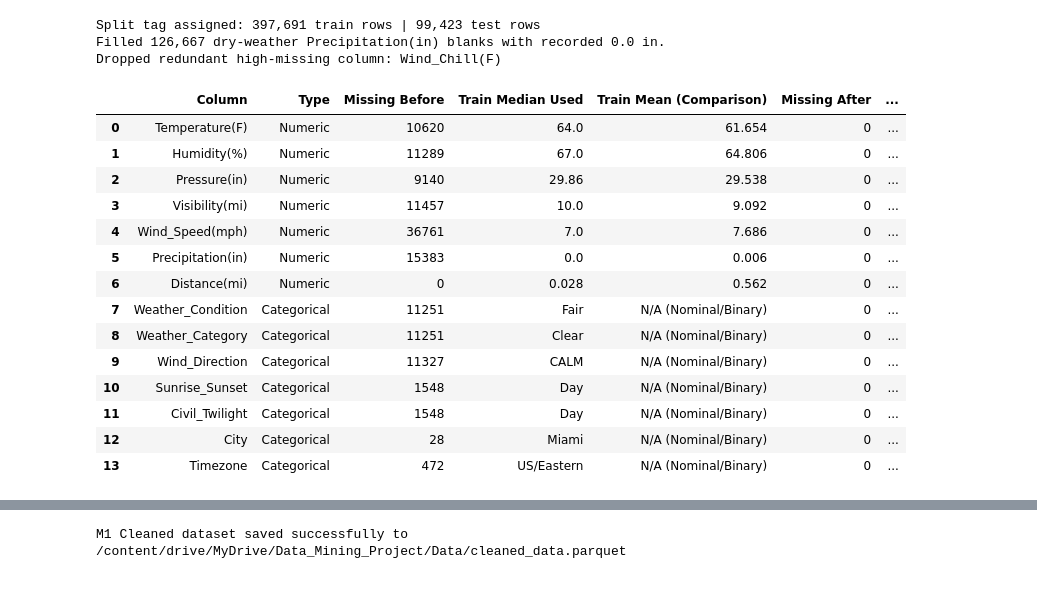
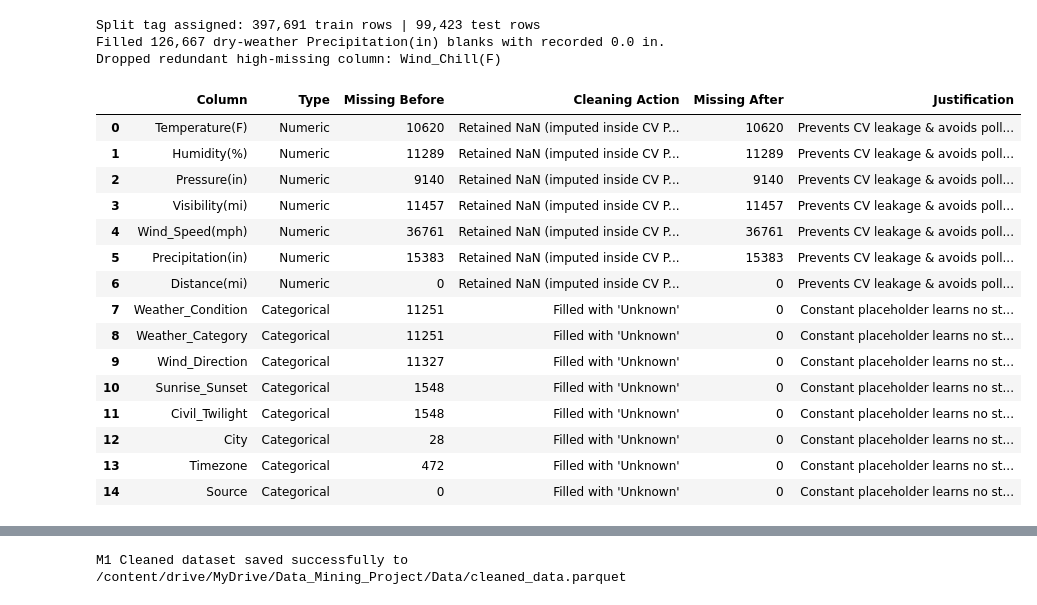
Before and after one commit to shahzaibali-edu/Road-Accident-Hotspot-Miner, a Jupyter notebook: P13_Hotspot_Miner.ipynb, the cells around one changed output, grey strips where cells are left out. Cells and saved outputs as stored; diff of their text form; code cells hidden in the pictures.

```diff
--- a/P13_Hotspot_Miner.ipynb
+++ b/P13_Hotspot_Miner.ipynb
@@ -22,10 +22,10 @@ drive.mount('/content/drive')
 
 file_path = '/content/drive/MyDrive/Data_Mining_Project/Data/US_Accidents.parquet'
 
-# 2. Load only the columns relevant to our mining pipeline to keep peak RAM low
+# 2. Load only the columns relevant to our mining pipeline (added 'Source' for Fix #3)
 selected_cols = [
-    # Identifiers & Target
-    'ID', 'Severity',
+    # Identifiers, Source & Target
+    'ID', 'Source', 'Severity',
     # Temporal & Spatial
     'Start_Time', 'End_Time', 'Start_Lat', 'Start_Lng', 'End_Lat', 'End_Lng',
     'Distance(mi)', 'City', 'County', 'State', 'Timezone', 'Country',
@@ -106,6 +106,7 @@ print(f"Remaining columns: {df.shape[1]}")
 # 2. Programmatic Data Dictionary & Attribute Type Summary Table
 attribute_type_map = {
     'ID': ('Nominal (Identifier)', 'Discrete', 'None (Row ID only)'),
+    'Source': ('Nominal (Reporting Source)', 'Discrete', 'Mode, Frequency'),
     'Severity': ('Ordinal (Target 1-4)', 'Discrete', 'Mode, Median, Class %'),
     'Start_Time': ('Interval (Timestamp)', 'Continuous', 'Time extraction, Range'),
     'Start_Lat': ('Interval (Spatial Coord)', 'Continuous', 'Haversine Distance, Median'),
@@ -266,7 +267,7 @@ Name: count, dtype: int64
 | 5 | Precipitation(in) | [0.0, 50.0] | 0 |
 | 6 | Distance(mi) | [0.0, 500.0] | 0 |
 # %%
-# 1. Create the 80/20 stratified train/test split tag BEFORE computing any medians or modes
+# 1. Create the 80/20 stratified train/test split tag BEFORE any EDA or modeling
 train_idx, test_idx = train_test_split(
     df.index,
     test_size=0.20,
@@ -282,7 +283,7 @@ print(f"Split tag assigned: {(train_mask).sum():,} train rows | {(~train_mask).s
 missing_before = df.isnull().sum()
 missing_pct_before = (df.isnull().mean() * 100).round(2)
 
-# 3. Meaning-based zero fill for Precipitation(in) during dry weather (Lecture 3, Slide 5)
+# 3. Rule-based zero fill for Precipitation(in) during dry weather (learns no statistic -> zero leakage)
 dry_weather_mask = df['Precipitation(in)'].isnull() & df['Weather_Category'].isin(['Clear', 'Cloudy'])
 n_dry_zero = int(dry_weather_mask.sum())
 df.loc[dry_weather_mask, 'Precipitation(in)'] = 0.0
@@ -293,67 +294,62 @@ if 'Wind_Chill(F)' in df.columns:
     df = df.drop(columns=['Wind_Chill(F)'])
     print("Dropped redundant high-missing column: Wind_Chill(F)")
 
-# 5. Leakage-safe Median Imputation for numeric columns (learned from train_mask only!)
-num_impute_cols = ['Temperature(F)', 'Humidity(%)', 'Pressure(in)', 'Visibility(mi)', 'Wind_Speed(mph)', 'Precipitation(in)', 'Distance(mi)']
+# 5. Numeric columns: KEEP NaNs in df/parquet so imputation runs inside CV Pipelines (Fix #1 & #4)
+num_cols = ['Temperature(F)', 'Humidity(%)', 'Pressure(in)', 'Visibility(mi)',
+            'Wind_Speed(mph)', 'Precipitation(in)', 'Distance(mi)']
 imputation_summary = []
 
-for col in num_impute_cols:
+for col in num_cols:
     n_miss = int(df[col].isnull().sum())
-    train_median = float(df.loc[train_mask, col].median())
-    train_mean = float(df.loc[train_mask, col].mean())
-    df[col] = df[col].fillna(train_median)
     imputation_summary.append({
         'Column': col,
         'Type': 'Numeric',
         'Missing Before': n_miss,
-        'Train Median Used': round(train_median, 3),
-        'Train Mean (Comparison)': round(train_mean, 3),
-        'Missing After': int(df[col].isnull().sum()),
-        'Justification (Lec 3)': 'Median is robust to skewness & extreme weather spikes'
+        'Cleaning Action': 'Retained NaN (imputed inside CV Pipeline)',
+        'Missing After': n_miss,
+        'Justification': 'Prevents CV leakage & avoids polluting EDA/tests/rules'
     })
 
-# 6. Leakage-safe Mode Imputation for categorical columns (learned from train_mask only!)
-cat_impute_cols = ['Weather_Condition', 'Weather_Category', 'Wind_Direction', 'Sunrise_Sunset', 'Civil_Twilight', 'City', 'Timezone']
-for col in cat_impute_cols:
+# 6. Categoricals: Fill missing with constant 'Unknown' (learns no statistic -> zero leakage)
+cat_cols = ['Weather_Condition', 'Weather_Category', 'Wind_Direction',
+            'Sunrise_Sunset', 'Civil_Twilight', 'City', 'Timezone', 'Source']
+for col in cat_cols:
     n_miss = int(df[col].isnull().sum())
-    if n_miss > 0:
-        train_mode = df.loc[train_mask, col].mode(dropna=True)[0]
-        df[col] = df[col].fillna(train_mode)
-    else:
-        train_mode = df.loc[train_mask, col].mode(dropna=True)[0]
+    df[col] = df[col].fillna('Unknown')
     imputation_summary.append({
         'Column': col,
         'Type': 'Categorical',
         'Missing Before': n_miss,
-        'Train Median Used': str(train_mode),
-        'Train Mean (Comparison)': 'N/A (Nominal/Binary)',
+        'Cleaning Action': "Filled with 'Unknown'",
         'Missing After': int(df[col].isnull().sum()),
-        'Justification (Lec 3)': 'Mode preserves most frequent category learned from train split'
+        'Justification': 'Constant placeholder learns no stats and avoids inflating Clear/CALM/Day'
     })
 
 # Fill any missing Description with empty string for optional NLP module
 if 'Description' in df.columns:
     df['Description'] = df['Description'].fillna('')
 
 imputation_df = pd.DataFrame(imputation_summary)
 display(imputation_df)
-print(f"\nTotal remaining missing values across entire dataset: {df.isnull().sum().sum()}")
+print(f"\nRemaining numeric NaNs (deferred to sklearn Pipeline): {df[num_cols].isnull().sum().sum():,}")
+print(f"Remaining categorical NaNs: {df[cat_cols].isnull().sum().sum()}")
 # %% [output]
 Split tag assigned: 397,691 train rows | 99,423 test rows
 Filled 126,667 dry-weather Precipitation(in) blanks with recorded 0.0 in.
 Dropped redundant high-missing column: Wind_Chill(F)
-|  | Column | Type | Missing Before | Train Median Used | Train Mean (Comparison) | Missing After | ... |
-| 0 | Temperature(F) | Numeric | 10620 | 64.0 | 61.654 | 0 | ... |
-| 1 | Humidity(%) | Numeric | 11289 | 67.0 | 64.806 | 0 | ... |
-| 2 | Pressure(in) | Numeric | 9140 | 29.86 | 29.538 | 0 | ... |
-| 3 | Visibility(mi) | Numeric | 11457 | 10.0 | 9.092 | 0 | ... |
-| 4 | Wind_Speed(mph) | Numeric | 36761 | 7.0 | 7.686 | 0 | ... |
-| 5 | Precipitation(in) | Numeric | 15383 | 0.0 | 0.006 | 0 | ... |
-| 6 | Distance(mi) | Numeric | 0 | 0.028 | 0.562 | 0 | ... |
-| 7 | Weather_Condition | Categorical | 11251 | Fair | N/A (Nominal/Binary) | 0 | ... |
-| 8 | Weather_Category | Categorical | 11251 | Clear | N/A (Nominal/Binary) | 0 | ... |
-| 9 | Wind_Direction | Categorical | 11327 | CALM | N/A (Nominal/Binary) | 0 | ... |
-| 10 | Sunrise_Sunset | Categorical | 1548 | Day | N/A (Nominal/Binary) | 0 | ... |
-| 11 | Civil_Twilight | Categorical | 1548 | Day | N/A (Nominal/Binary) | 0 | ... |
-| 12 | City | Categorical | 28 | Miami | N/A (Nominal/Binary) | 0 | ... |
-| 13 | Timezone | Categorical | 472 | US/Eastern | N/A (Nominal/Binary) | 0 | ... |
+|  | Column | Type | Missing Before | Cleaning Action | Missing After | Justification |
+| 0 | Temperature(F) | Numeric | 10620 | Retained NaN (imputed inside CV P... | 10620 | Prevents CV leakage & avoids poll... |
+| 1 | Humidity(%) | Numeric | 11289 | Retained NaN (imputed inside CV P... | 11289 | Prevents CV leakage & avoids poll... |
+| 2 | Pressure(in) | Numeric | 9140 | Retained NaN (imputed inside CV P... | 9140 | Prevents CV leakage & avoids poll... |
+| 3 | Visibility(mi) | Numeric | 11457 | Retained NaN (imputed inside CV P... | 11457 | Prevents CV leakage & avoids poll... |
+| 4 | Wind_Speed(mph) | Numeric | 36761 | Retained NaN (imputed inside CV P... | 36761 | Prevents CV leakage & avoids poll... |
+| 5 | Precipitation(in) | Numeric | 15383 | Retained NaN (imputed inside CV P... | 15383 | Prevents CV leakage & avoids poll... |
+| 6 | Distance(mi) | Numeric | 0 | Retained NaN (imputed inside CV P... | 0 | Prevents CV leakage & avoids poll... |
+| 7 | Weather_Condition | Categorical | 11251 | Filled with 'Unknown' | 0 | Constant placeholder learns no st... |
+| 8 | Weather_Category | Categorical | 11251 | Filled with 'Unknown' | 0 | Constant placeholder learns no st... |
+| 9 | Wind_Direction | Categorical | 11327 | Filled with 'Unknown' | 0 | Constant placeholder learns no st... |
+| 10 | Sunrise_Sunset | Categorical | 1548 | Filled with 'Unknown' | 0 | Constant placeholder learns no st... |
+| 11 | Civil_Twilight | Categorical | 1548 | Filled with 'Unknown' | 0 | Constant placeholder learns no st... |
+| 12 | City | Categorical | 28 | Filled with 'Unknown' | 0 | Constant placeholder learns no st... |
+| 13 | Timezone | Categorical | 472 | Filled with 'Unknown' | 0 | Constant placeholder learns no st... |
+| 14 | Source | Categorical | 0 | Filled with 'Unknown' | 0 | Constant placeholder learns no st... |
```
Also changed, not shown: parts of 11 cells of this notebook.
